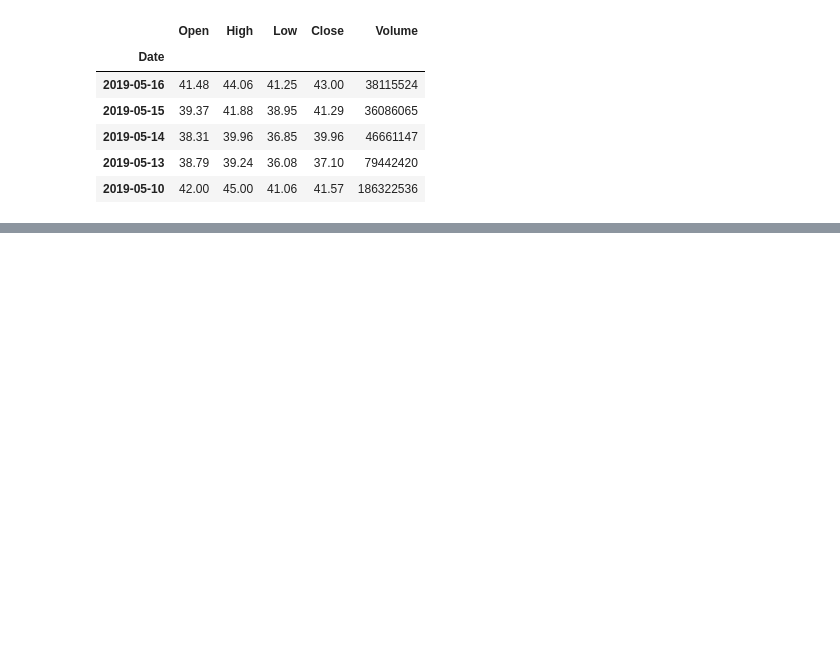
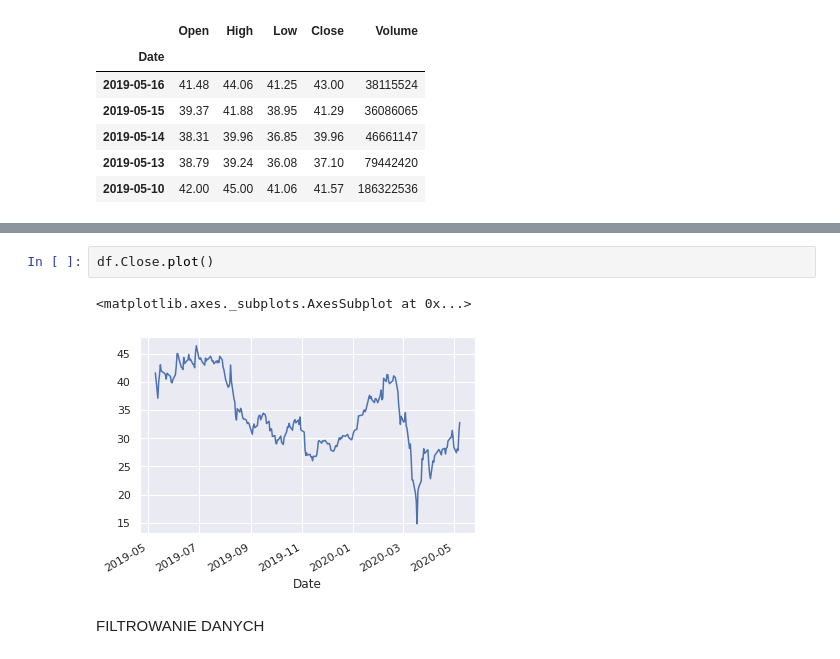
Before and after one commit to AgnieszkaBorys/data-science-bootcamp, a Jupyter notebook: 02_analiza_danych/02_dane_gieldowe.ipynb, the cells around one changed output, grey strips where cells are left out. Cells and saved outputs as stored; diff of their text form; blank space fills up the shorter version.

```diff
--- a/02_analiza_danych/02_dane_gieldowe.ipynb
+++ b/02_analiza_danych/02_dane_gieldowe.ipynb
@@ -359,0 +442,7 @@ df.describe().T
+# %%
+df.Close.plot()
+# %% [output]
+<matplotlib.axes._subplots.AxesSubplot at 0x...>
+[figure, added]
+# %% [markdown]
+FILTROWANIE DANYCH
```
Also changed, not shown: parts of 29 cells of this notebook.
